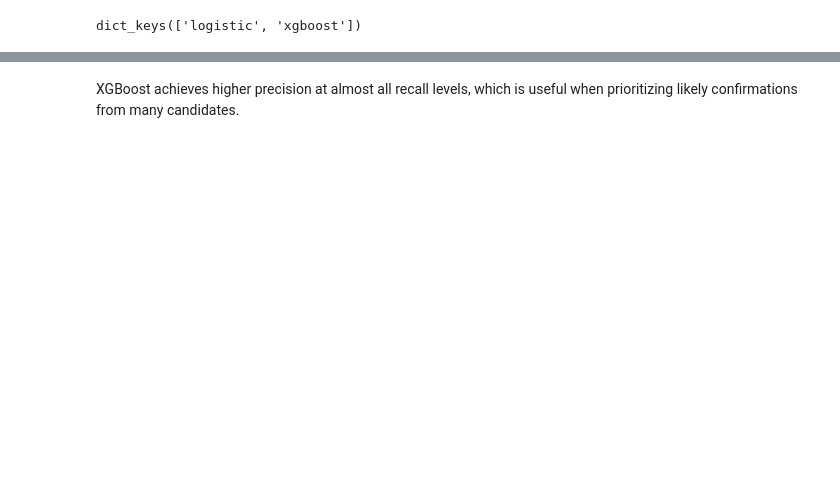
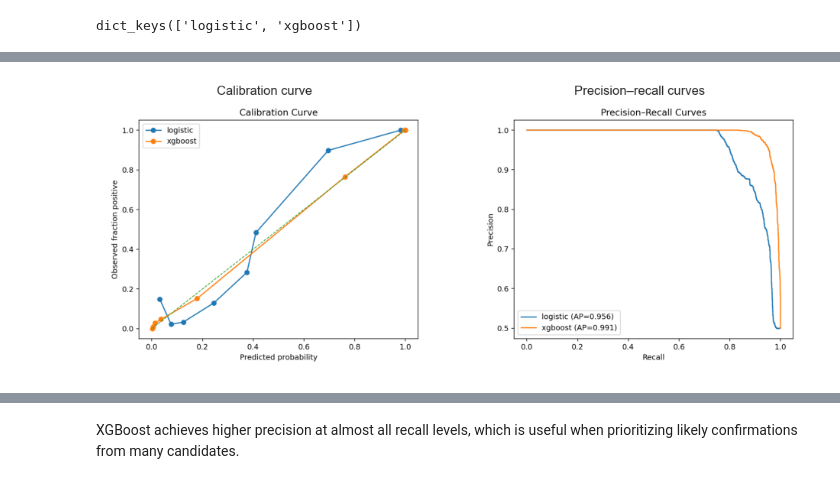
Before and after one commit to rhicarmel/exoplanet-validation, a Jupyter notebook: notebooks/model.ipynb, the cells around one changed output, grey strips where cells are left out. Saved outputs shown, nothing was run; the diff lists cells and outputs as text; code cells hidden in the pictures; blank space fills up the shorter version.

```diff
--- a/notebooks/model.ipynb
+++ b/notebooks/model.ipynb
@@ -51,5 +74,0 @@ Calibration curves show how well predicted probabilities match observed confirma
-# %%
-img = Image.open("../artifacts/plots/calibration.png")
-plt.imshow(img)
-plt.axis("off")
-plt.show()
@@ -60,13 +74,0 @@ XGBoost stays closer to the diagonal line than logistic regression, indicating b
-# %%
-
-
-for fname, title in [
-    ("pr_curves.png", "Precision–Recall Curves"),
-    ("perm_importance_xgboost.png", "Permutation Importance – XGBoost"),
-]:
-    img = Image.open(f"../artifacts/plots/{fname}")
-    plt.figure()
-    plt.imshow(img)
-    plt.axis("off")
-    plt.title(title)
-    plt.show()
@@ -75,0 +85,20 @@ for fname, title in [
+# %%
+# plot calibration and precision-recall curves side by side
+fig, axes = plt.subplots(1, 2, figsize=(10, 4))
+
+for ax, (fname, title) in zip(
+    axes,
+    [
+        ("calibration.png", "Calibration curve"),
+        ("pr_curves.png", "Precision–recall curves"),
+    ]
+):
+    img = Image.open(PLOTS_DIR / fname)
+    ax.imshow(img)
+    ax.set_title(title, fontsize=12)
+    ax.axis("off")
+
+plt.tight_layout()
+plt.show()
+# %% [output]
+[figure, added]
```
Also changed, not shown: parts of 22 cells of this notebook, 1 other file.
